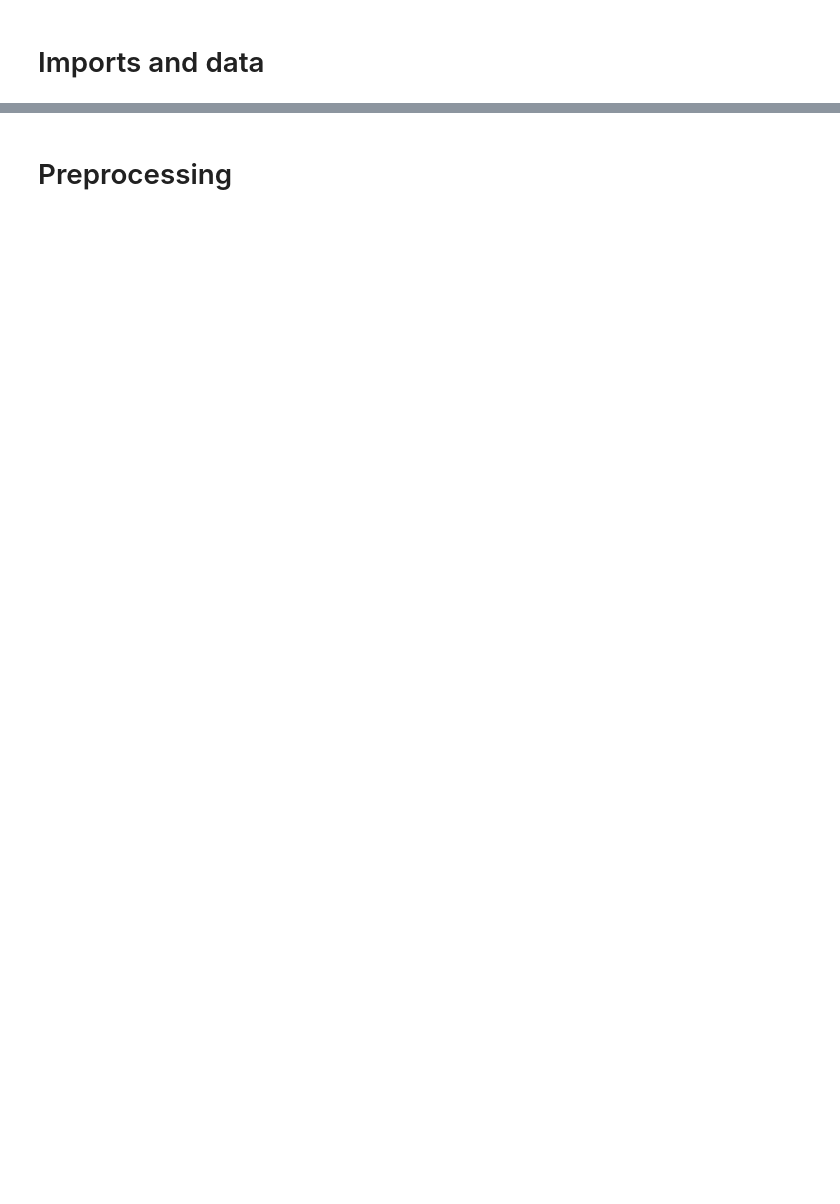
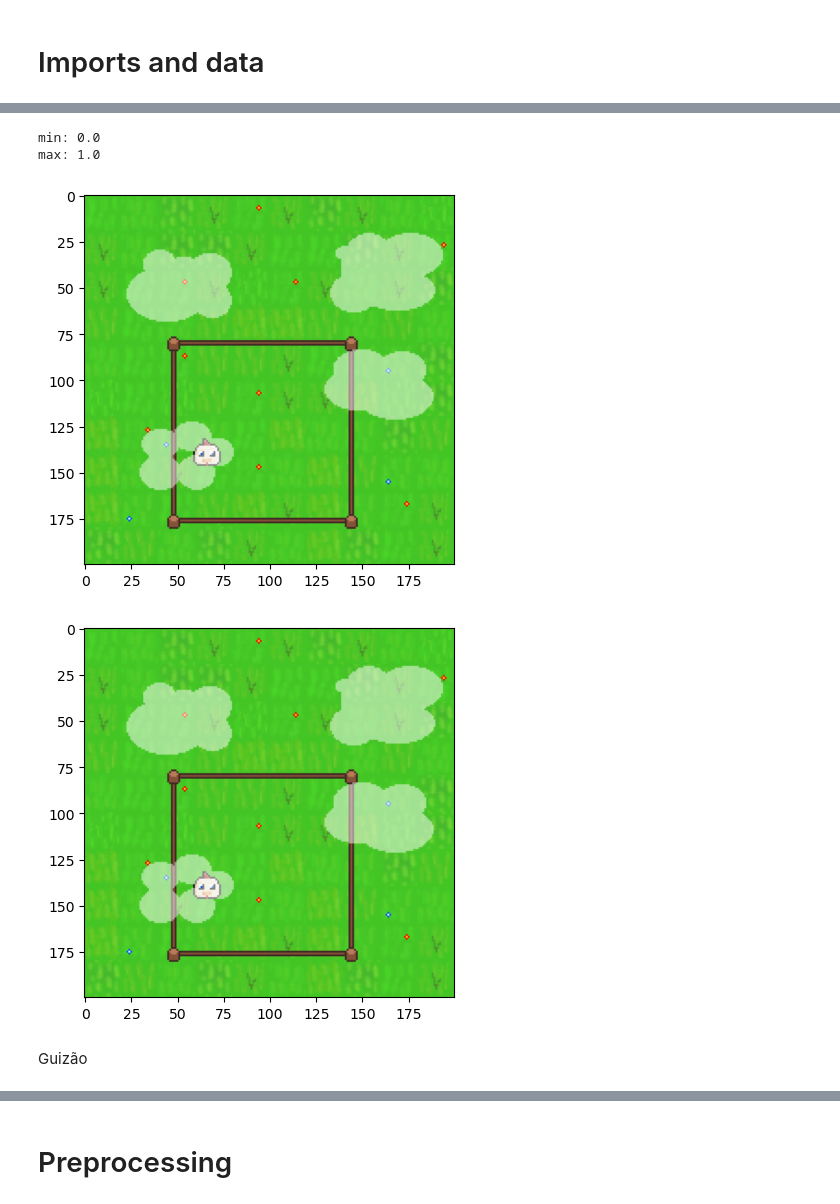
Before and after one commit to leobt23/CCC38_2023, a Jupyter notebook: caria.ipynb, the cells around one changed output, grey strips where cells are left out. Saved outputs shown, nothing was run; the diff lists cells and outputs as text; code cells hidden in the pictures; blank space fills up the shorter version.

```diff
--- a/caria.ipynb
+++ b/caria.ipynb
@@ -125,0 +89,43 @@ labels shape:  (499, 1)
+# %%
+# let's add left (sample0) with right (sample1) images
+
+
+
+# trying with first train image
+# first though, are they 0-1 normalized?
+print('min:', np.min(train_imgs[0]))
+print('max:', np.max(train_imgs[0]))
+
+# they are
+which = 0
+new = train_imgs[2*which] + train_imgs[2*which + 1]
+# fitting back into 0-1 range
+new = new / np.max(new)
+
+# checking
+plt.imshow(new)
+plt.show()
+
+# let's make a list with the added images
+train_imgs_added = []
+for i in range(0, len(train_imgs), 2):
+    train_imgs_added.append(train_imgs[i] + train_imgs[i + 1])
+    # normalizing back to 0-1 range
+    train_imgs_added[i // 2] = train_imgs_added[i // 2] / np.max(train_imgs_added[i // 2])
+# checking
+plt.imshow(train_imgs_added[0])
+plt.show()
+
+# same for test images
+test_imgs_added = []
+for i in range(0, len(test_imgs), 2):
+    test_imgs_added.append(test_imgs[i] + test_imgs[i + 1])
+    # normalizing back to 0-1 range
+    test_imgs_added[i // 2] = test_imgs_added[i // 2] / np.max(test_imgs_added[i // 2])
+# %% [output]
+min: 0.0
+max: 1.0
+[figure, added]
+[figure, added]
+# %% [markdown]
+Guizão
```
Also changed, not shown: parts of 12 cells of this notebook.
